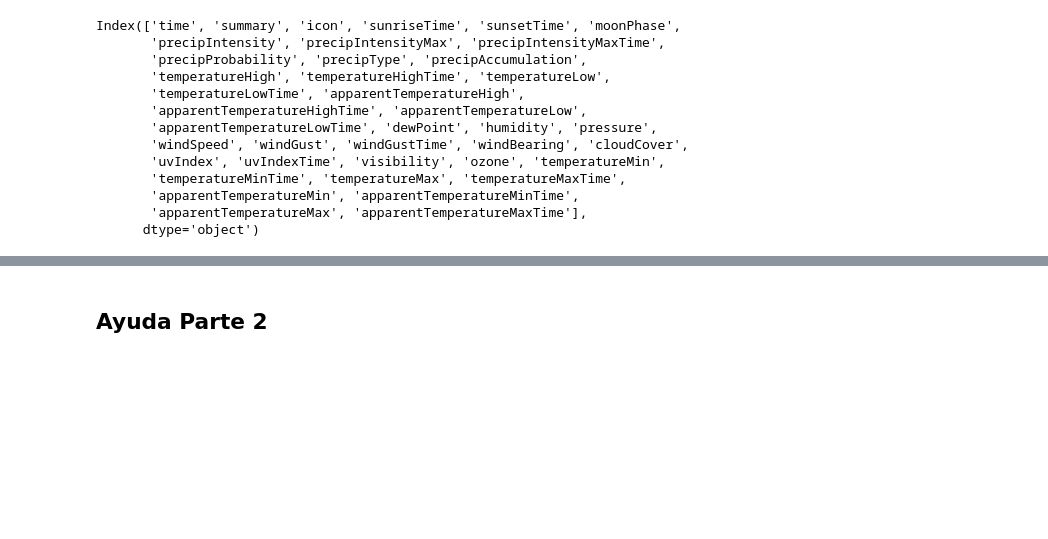
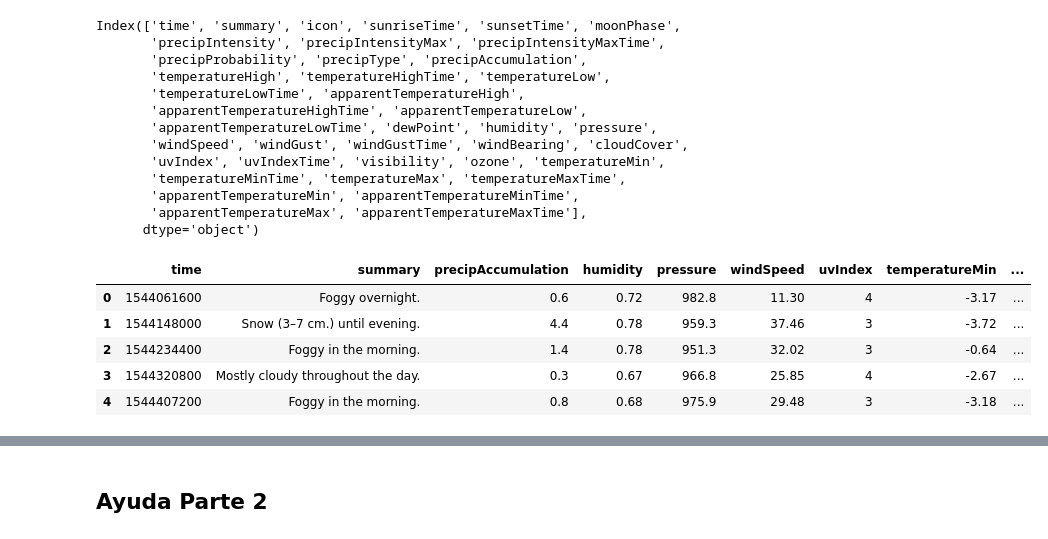
Before and after one commit to Rondamon/2020_Mentoria_PronosticoCaudales, a Jupyter notebook: TP2-Copy1.ipynb, the cells around one changed output, grey strips where cells are left out. Drawn from its saved outputs; the diff is of its cells as text; code cells hidden in the pictures; blank space fills up the shorter version.

```diff
--- a/TP2-Copy1.ipynb
+++ b/TP2-Copy1.ipynb
@@ -192,0 +195,9 @@ df = flatten_json[['time',
+# %%
+df2.head()
+# %% [output]
+|  | time | summary | precipAccumulation | humidity | pressure | windSpeed | uvIndex | temperatureMin | ... |
+| 0 | 1544061600 | Foggy overnight. | 0.6 | 0.72 | 982.8 | 11.30 | 4 | -3.17 | ... |
+| 1 | 1544148000 | Snow (3–7 cm.) until evening. | 4.4 | 0.78 | 959.3 | 37.46 | 3 | -3.72 | ... |
+| 2 | 1544234400 | Foggy in the morning. | 1.4 | 0.78 | 951.3 | 32.02 | 3 | -0.64 | ... |
+| 3 | 1544320800 | Mostly cloudy throughout the day. | 0.3 | 0.67 | 966.8 | 25.85 | 4 | -2.67 | ... |
+| 4 | 1544407200 | Foggy in the morning. | 0.8 | 0.68 | 975.9 | 29.48 | 3 | -3.18 | ... |
```
Also changed, not shown: parts of 7 cells of this notebook.
